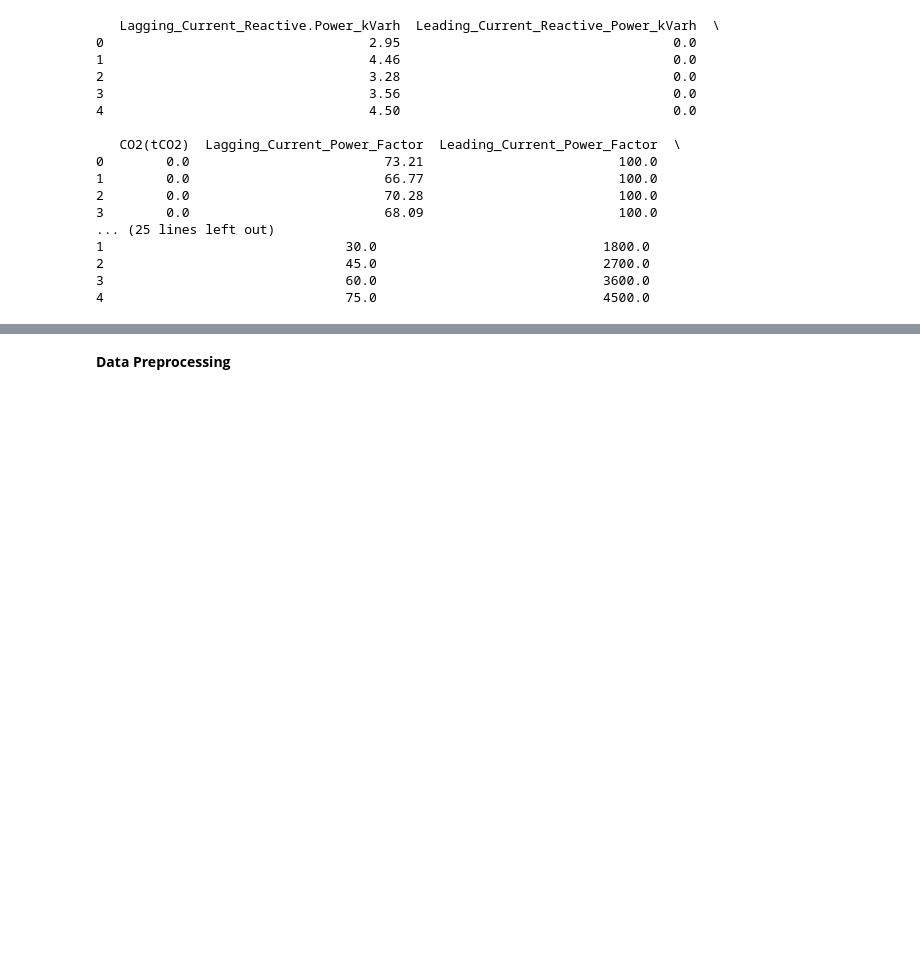
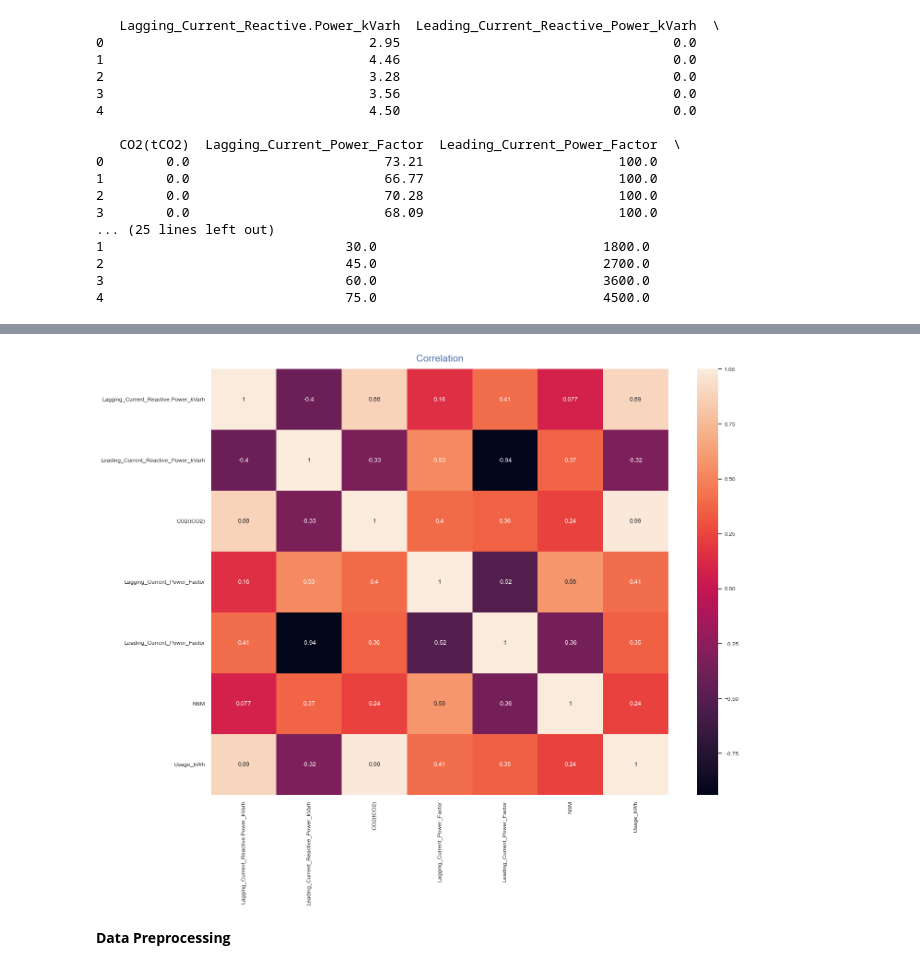
Before and after one commit to Aboodtt404/Energy-Consumption-ML, a Jupyter notebook: Energy_Consumption_Pred_2.ipynb, the cells around one changed output, grey strips where cells are left out. Saved outputs shown, nothing was run; the diff lists cells and outputs as text; code cells hidden in the pictures; blank space fills up the shorter version.

```diff
--- a/Steel_Industry_Energy_Consumption (1).ipynb
+++ b/Energy_Consumption_Pred_2.ipynb
@@ -255,3 +261,8 @@ df_cleaned.to_csv('cleaned_data.csv', index=False)
+# %%
+df_cleaned['Reactive_Power_Ratio'] = df_cleaned['Lagging_Current_Reactive.Power_kVarh'] / df_cleaned['Leading_Current_Reactive_Power_kVarh']
+df_cleaned['Reactive_Power_Ratio'] = df_cleaned['Reactive_Power_Ratio'].replace(np.inf, np.nan)
+df_cleaned['Reactive_Power_Ratio'].fillna(9999, inplace=True)
+df_cleaned['Power_Factor_Difference'] = df_cleaned['Lagging_Current_Power_Factor'] - df_cleaned['Leading_Current_Power_Factor']
 # %%
 # Perform one-hot encoding on categorical variables
 df_cleaned = pd.get_dummies(df_cleaned)
@@ -258 +279,11 @@ df_cleaned = pd.get_dummies(df_cleaned)
+# %%
+numeric_df = df_cleaned.select_dtypes(include=['number'])
+
+sns.set(font_scale=0.8)
+plt.figure(figsize=(16, 12))
+sns.heatmap(numeric_df.corr(), annot=True)
+plt.title("Correlation", fontsize=15, color='b', pad=12, loc='center')
+plt.show()
+# %% [output]
+[figure, added]
 # %%
```
Also changed, not shown: parts of 38 cells of this notebook, 1 other file.
